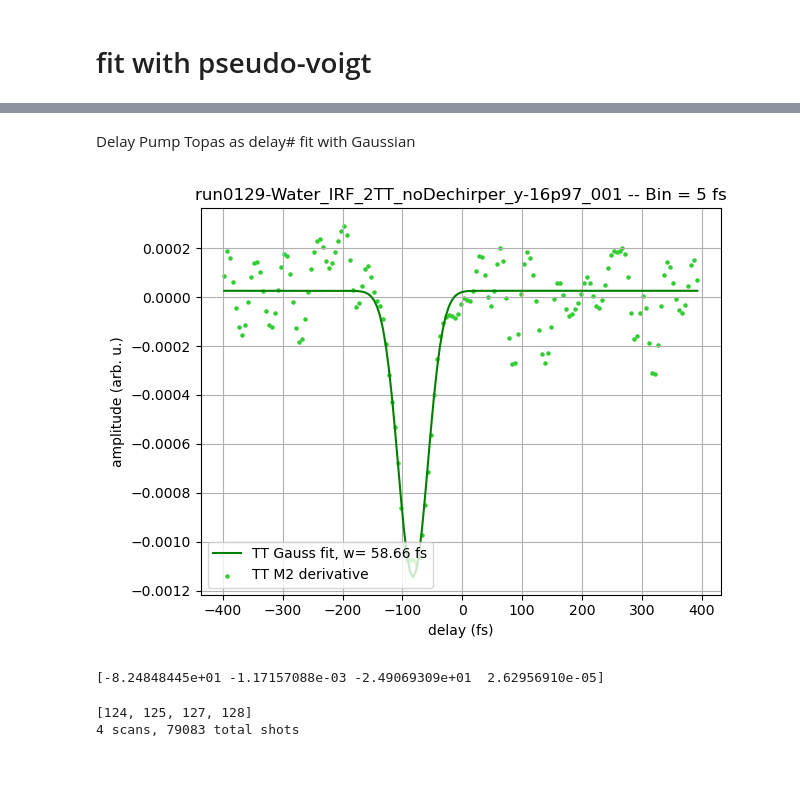
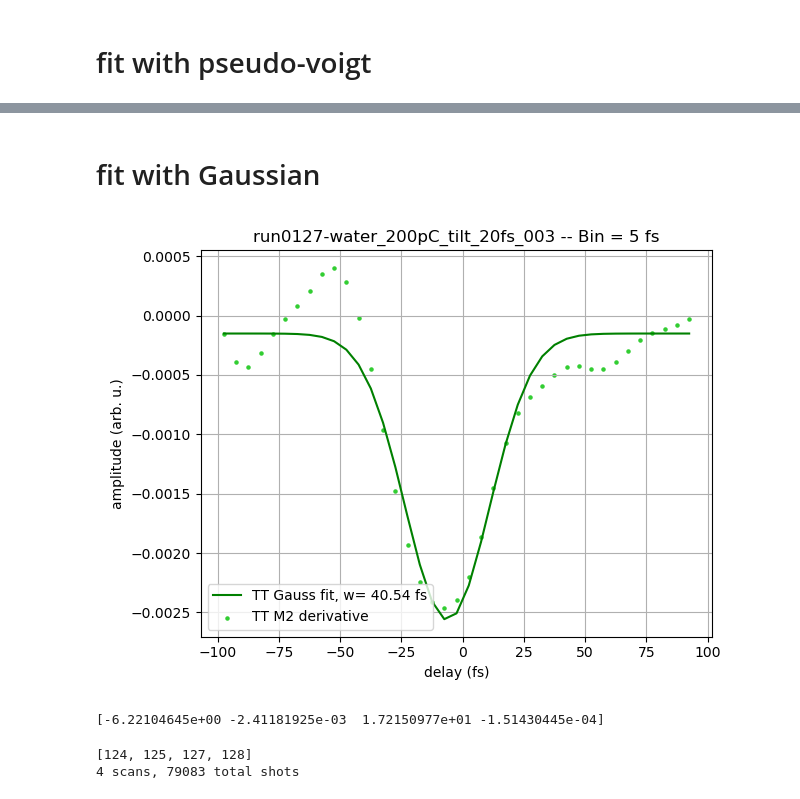
Before and after one commit to paulscherrerinstitute/alvra_beamline_scripts, a Jupyter notebook: YAG_scans_oneTT.ipynb, the cells around one changed output, grey strips where cells are left out. Cells and saved outputs as stored; diff of their text form; code cells hidden in the pictures; blank space fills up the shorter version.

```diff
--- a/YAG_scans_oneTT.ipynb
+++ b/YAG_scans_oneTT.ipynb
@@ -22,8 +25,8 @@ warnings.filterwarnings('ignore')
 # %% [markdown]
 ## choose run number
 # %%
-pgroup='p21210'
-runnumber = 19
+pgroup='p21628'
+runnumber = 127
 print ('run: {:04d}'.format(runnumber))
 
 #############################################################
@@ -114,10 +116,10 @@ plt.show()
 # %% [markdown]
 ## Re-bin the data with chosen binsize
 # %%
-binsize = 20 # in fs
+binsize = 5 # in fs
 
-min_delay = -500
-max_delay = 500
+min_delay = -100
+max_delay = 100
 
 #####################################################################################################
 from scipy.stats import binned_statistic
@@ -138,9 +140,9 @@ pp_TT, binEdges, binNumber = binned_statistic(Delays_corr, Pump_probe_scan, stat
 # exp_gauss_heaviside --------> [x0, amplitude, width, offset, lifetime]
 # conv_exp_gauss_heaviside2 --> [x0, amplitude, width, offset, lifetime, a, b]
 
-fit = Fit(errfunc_fwhm, estimate_errfunc_parameters)
+#fit = Fit(errfunc_fwhm, estimate_errfunc_parameters)
 #fit = Fit(conv_exp_gauss_heaviside, estimate_conv_exp_gauss_heaviside_parameters)
-#fit = Fit(conv_exp_gauss_heaviside2, estimate_conv_exp_gauss_heaviside2_parameters)
+fit = Fit(conv_exp_gauss_heaviside2, estimate_conv_exp_gauss_heaviside2_parameters)
 # %% [markdown]
 ## Do the fit
 # %%
@@ -150,9 +152,9 @@ pp_TT=  pp_TT[index]
 
 fit.estimate(Delay_fs_TT, pp_TT)            # this sets some internal params
 print(fit.p0)
-#fit.p0 = better_p0(fit.p0, 4,200)# overwrite some values (index) if needed:
-#fit.p0 =[0, 0.04, 50, 0.0, 500, 3e-5, 0.035]
-#fit.p0 =[0, 0.04, 50, 0.0, 500]
+#fit.p0 = better_p0(fit.p0, 4, -80)# overwrite some values (index) if needed:
+fit.p0 =[-80, 0.04, 50, 0.0, 500, 3e-5, 0.035]
+#fit.p0 =[-80, 0.16, 100, 0.0, 200]
 print(fit.p0)
 
 fit.fit(Delay_fs_TT,pp_TT, maxfev=200000)                  # calculate the fit (put maxfev=# here if needed)
@@ -253,28 +244,28 @@ print(out.fit_report())
 # %% [markdown]
-Delay Pump Topas as delay# fit with Gaussian
+# fit with Gaussian
 # %%
 pp_TT_derivative = gaussian_filter1d(pp_TT, 2, order = 1)
 parameters_M2,extras = curve_fit(gaussian, Delay_fs_TT, pp_TT_derivative, \
-                                 p0 = [0, 0,-55, 0])
+                                 p0 = [-20, 0, 20, 0])
 
 plt.figure()
 plt.title(jsonfile.split('/')[-3]+ ' -- Bin = {} fs'.format(binsize))
 plt.scatter(Delay_fs_TT, pp_TT_derivative, color='limegreen', label = 'TT M2 derivative', s = 5)
 plt.plot(Delay_fs_TT, gaussian(Delay_fs_TT,*parameters_M2), color='green',\
          label = 'TT Gauss fit, w= {:.2f} fs'.format(np.abs(parameters_M2[2]*2.355)))
 
 plt.legend(loc='lower left')
 
 plt.xlabel('delay (fs)')
 plt.ylabel('amplitude (arb. u.)')
 plt.grid()
 plt.tight_layout()
 plt.show()
 
 print(parameters_M2)
 # %% [output]
-[figure, old version]
+[figure, new version]
-[-8.24848445e+01 -1.17157088e-03 -2.49069309e+01  2.62956910e-05]
+[-6.22104645e+00 -2.41181925e-03  1.72150977e+01 -1.51430445e-04]
 # %%
 def load_reduced_data(pgroup, loaddir, runlist):
     from collections import defaultdict
```
Also changed, not shown: parts of 8 cells of this notebook, 1 other file.
